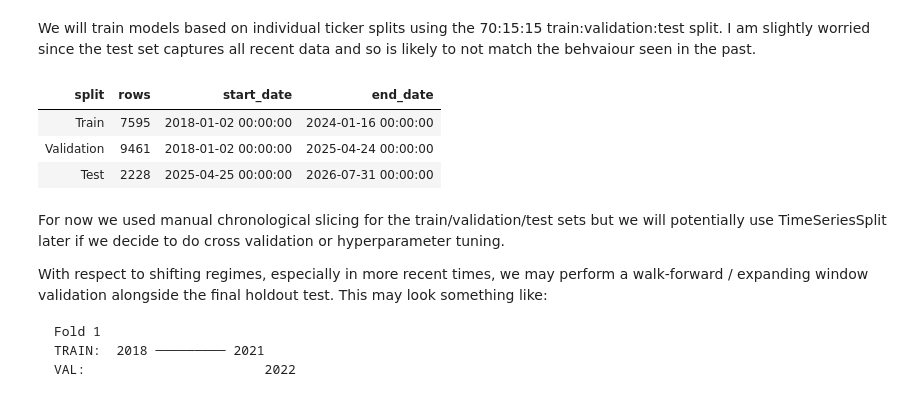
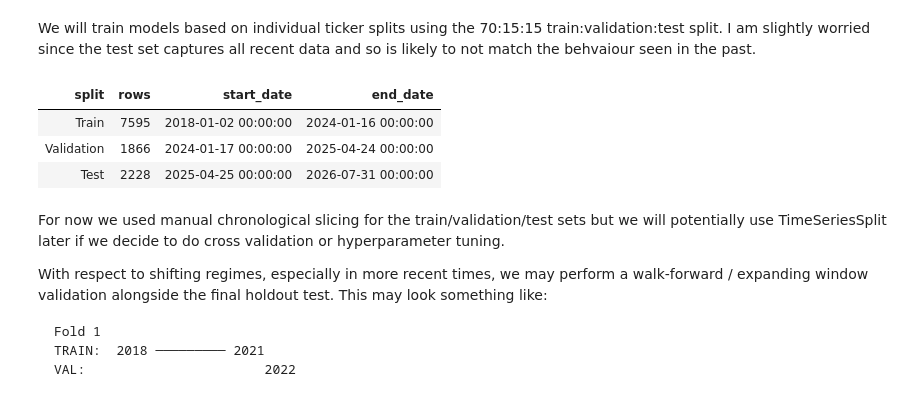
Before and after one commit to maxautomateseverything/market-intelligence-pipeline, a Jupyter notebook: Modelling Notebooks/10 - Modelling Prepration.ipynb, the cells around one changed output. Saved outputs shown, nothing was run; the diff lists cells and outputs as text; code cells hidden in the pictures.

```diff
--- a/Modelling Notebooks/10 - Modelling Prepration.ipynb
+++ b/Modelling Notebooks/10 - Modelling Prepration.ipynb
@@ -372,35 +372,40 @@ validation_end = int(len(unique_dates) * 0.85)
 
 train_end_date = unique_dates[train_end]
 validation_end_date = unique_dates[validation_end]
 
 pooled_train = df_4[df_4[date] < train_end_date].copy()
-pooled_validation = df_4[df_4[date] < validation_end_date].copy()
+
+pooled_validation = df_4[
+    (df_4[date] >= train_end_date) &
+    (df_4[date] < validation_end_date)
+].copy()
+
 pooled_test = df_4[df_4[date] >= validation_end_date].copy()
 
 pooled_split_summary = pd.DataFrame({
     "split": ["Train", "Validation", "Test"],
     "rows": [
         len(pooled_train),
         len(pooled_validation),
         len(pooled_test)
     ],
     "start_date": [
         pooled_train["date"].min(),
         pooled_validation["date"].min(),
         pooled_test["date"].min()
     ],
     "end_date": [
         pooled_train["date"].max(),
         pooled_validation["date"].max(),
         pooled_test["date"].max()
     ]
 })
 
 display(pooled_split_summary.style.hide(axis="index"))
 # %% [output]
 | split | rows | start_date | end_date |
 | Train | 7595 | 2018-01-02 00:00:00 | 2024-01-16 00:00:00 |
-| Validation | 9461 | 2018-01-02 00:00:00 | 2025-04-24 00:00:00 |
+| Validation | 1866 | 2024-01-17 00:00:00 | 2025-04-24 00:00:00 |
 | Test | 2228 | 2025-04-25 00:00:00 | 2026-07-31 00:00:00 |
 # %% [markdown]
 For now we used manual chronological slicing for the train/validation/test sets but we will potentially use TimeSeriesSplit later if we decide to do cross validation or hyperparameter tuning.
```
Also changed, not shown: parts of 4 cells of this notebook, 1 other file.
